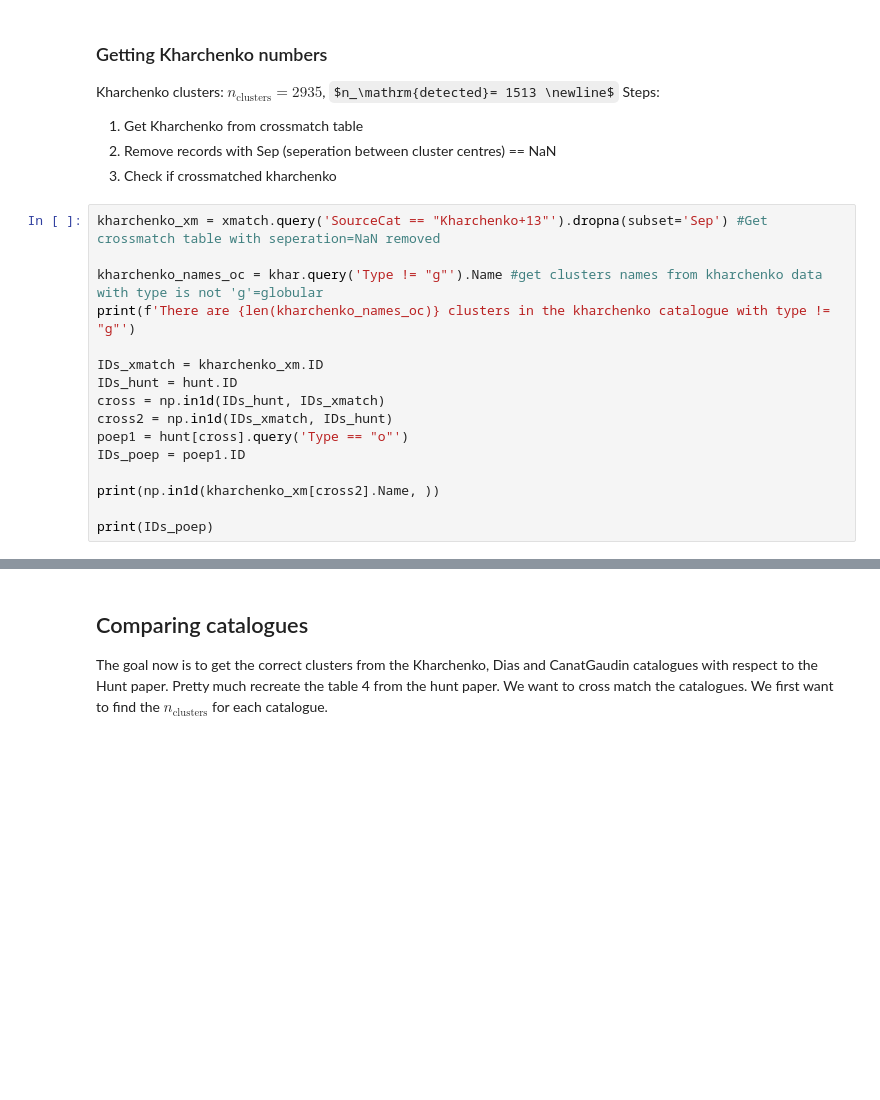
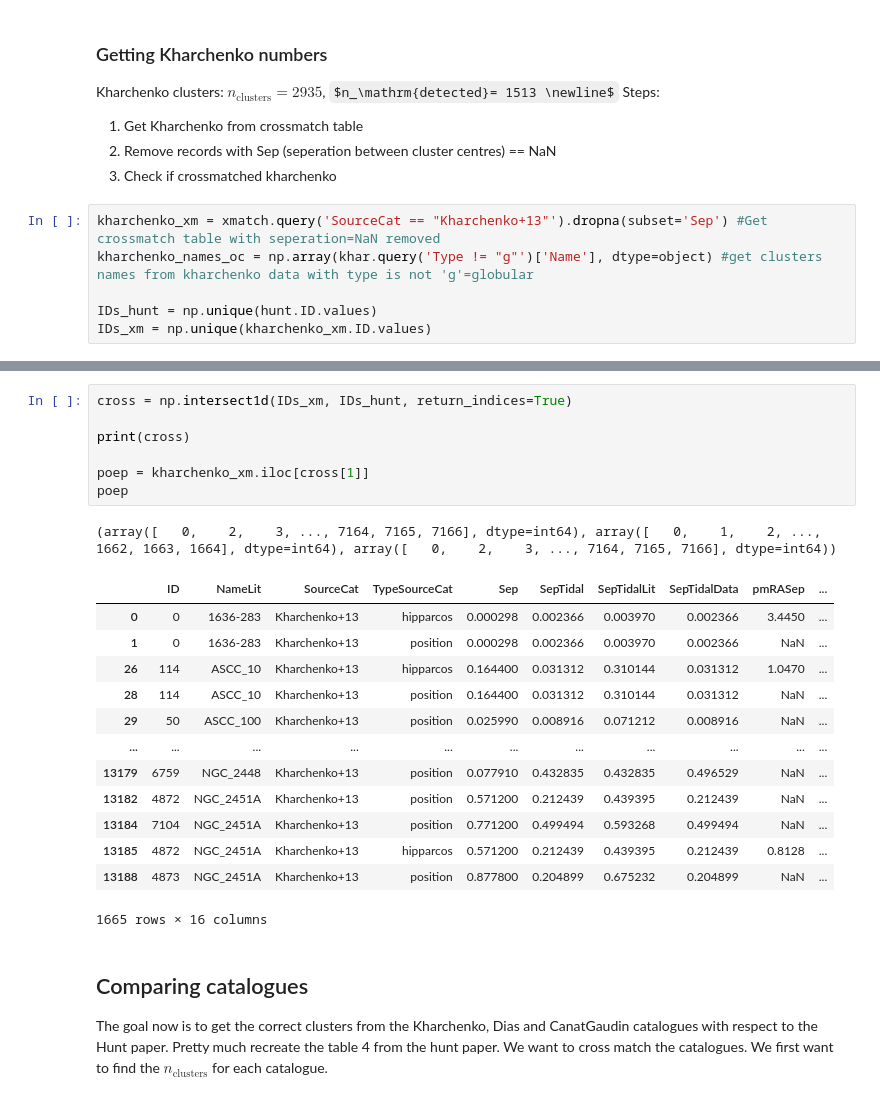
Before and after one commit to jpbatleidenuniv/BRP, a Jupyter notebook: Notebooks/Hunt_notebook.ipynb, the cells around one changed output, grey strips where cells are left out. Cells and saved outputs as stored; diff of their text form; some formulas as TeX source; blank space fills up the shorter version.

```diff
--- a/Notebooks/Hunt_notebook.ipynb
+++ b/Notebooks/Hunt_notebook.ipynb
@@ -46,17 +46,7 @@ Steps:
 3. Check if crossmatched kharchenko
 # %%
 kharchenko_xm = xmatch.query('SourceCat == "Kharchenko+13"').dropna(subset='Sep') #Get crossmatch table with seperation=NaN removed
+kharchenko_names_oc = np.array(khar.query('Type != "g"')['Name'], dtype=object) #get clusters names from kharchenko data with type is not 'g'=globular
 
-kharchenko_names_oc = khar.query('Type != "g"').Name #get clusters names from kharchenko data with type is not 'g'=globular
-print(f'There are {len(kharchenko_names_oc)} clusters in the kharchenko catalogue with type != "g"')
-
-IDs_xmatch = kharchenko_xm.ID
-IDs_hunt = hunt.ID
-cross = np.in1d(IDs_hunt, IDs_xmatch)
-cross2 = np.in1d(IDs_xmatch, IDs_hunt)
-poep1 = hunt[cross].query('Type == "o"')
-IDs_poep = poep1.ID
-
-print(np.in1d(kharchenko_xm[cross2].Name, ))
-
-print(IDs_poep)
+IDs_hunt = np.unique(hunt.ID.values)
+IDs_xm = np.unique(kharchenko_xm.ID.values)
@@ -109,3 +66,25 @@ Name: Name, Length: 2859, dtype: object
+# %%
+cross = np.intersect1d(IDs_xm, IDs_hunt, return_indices=True)
+
+print(cross)
+
+poep = kharchenko_xm.iloc[cross[1]]
+poep
+# %% [output]
+(array([   0,    2,    3, ..., 7164, 7165, 7166], dtype=int64), array([   0,    1,    2, ..., 1662, 1663, 1664], dtype=int64), array([   0,    2,    3, ..., 7164, 7165, 7166], dtype=int64))
+|  | ID | NameLit | SourceCat | TypeSourceCat | Sep | SepTidal | SepTidalLit | SepTidalData | pmRASep | ... |
+| 0 | 0 | 1636-283 | Kharchenko+13 | hipparcos | 0.000298 | 0.002366 | 0.003970 | 0.002366 | 3.4450 | ... |
+| 1 | 0 | 1636-283 | Kharchenko+13 | position | 0.000298 | 0.002366 | 0.003970 | 0.002366 | NaN | ... |
+| 26 | 114 | ASCC_10 | Kharchenko+13 | hipparcos | 0.164400 | 0.031312 | 0.310144 | 0.031312 | 1.0470 | ... |
+| 28 | 114 | ASCC_10 | Kharchenko+13 | position | 0.164400 | 0.031312 | 0.310144 | 0.031312 | NaN | ... |
+| 29 | 50 | ASCC_100 | Kharchenko+13 | position | 0.025990 | 0.008916 | 0.071212 | 0.008916 | NaN | ... |
+| ... | ... | ... | ... | ... | ... | ... | ... | ... | ... | ... |
+| 13179 | 6759 | NGC_2448 | Kharchenko+13 | position | 0.077910 | 0.432835 | 0.432835 | 0.496529 | NaN | ... |
+| 13182 | 4872 | NGC_2451A | Kharchenko+13 | position | 0.571200 | 0.212439 | 0.439395 | 0.212439 | NaN | ... |
+| 13184 | 7104 | NGC_2451A | Kharchenko+13 | position | 0.771200 | 0.499494 | 0.593268 | 0.499494 | NaN | ... |
+| 13185 | 4872 | NGC_2451A | Kharchenko+13 | hipparcos | 0.571200 | 0.212439 | 0.439395 | 0.212439 | 0.8128 | ... |
+| 13188 | 4873 | NGC_2451A | Kharchenko+13 | position | 0.877800 | 0.204899 | 0.675232 | 0.204899 | NaN | ... |
+1665 rows × 16 columns
 # %% [markdown]
 ## Comparing catalogues
 
```
Also changed, not shown: parts of 5 cells of this notebook.
